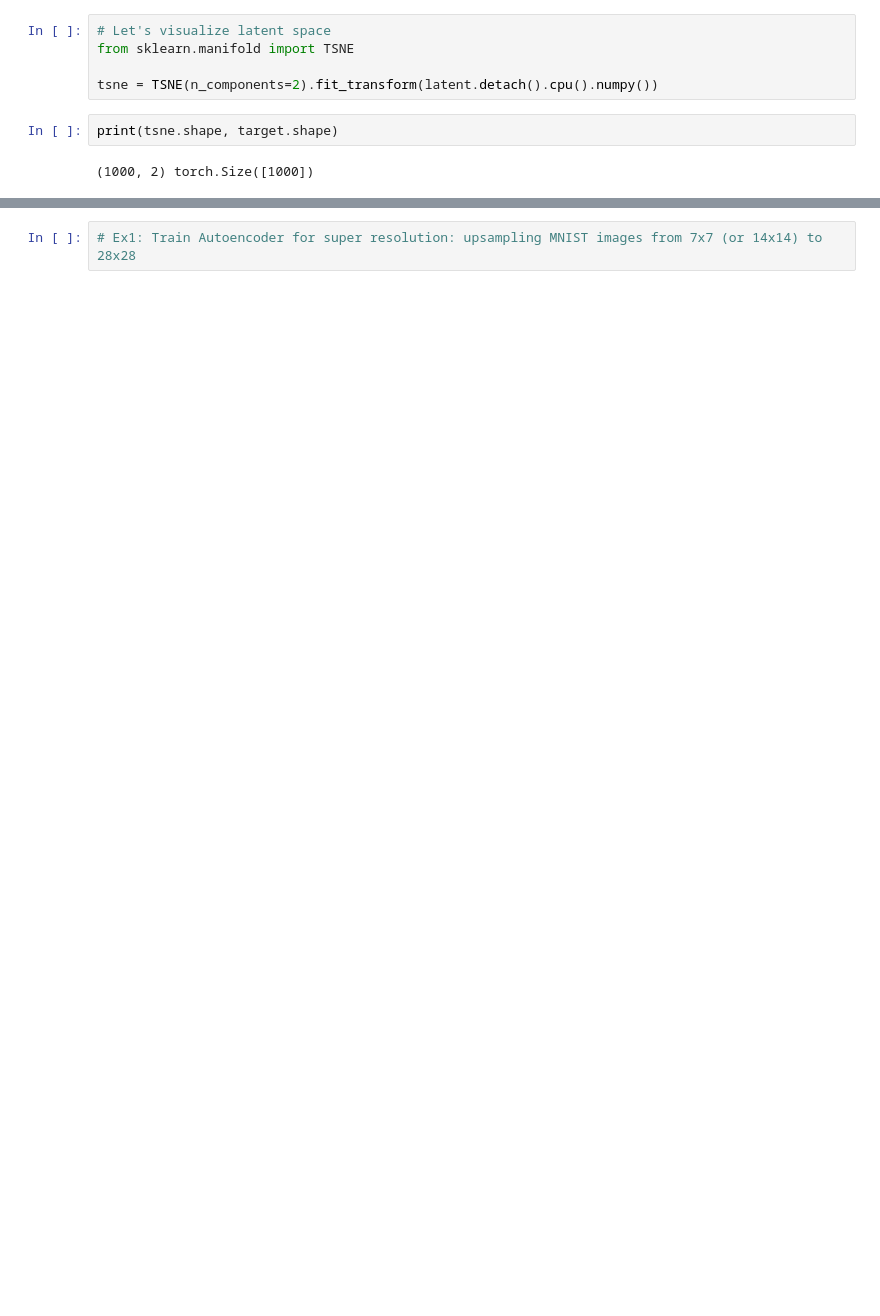
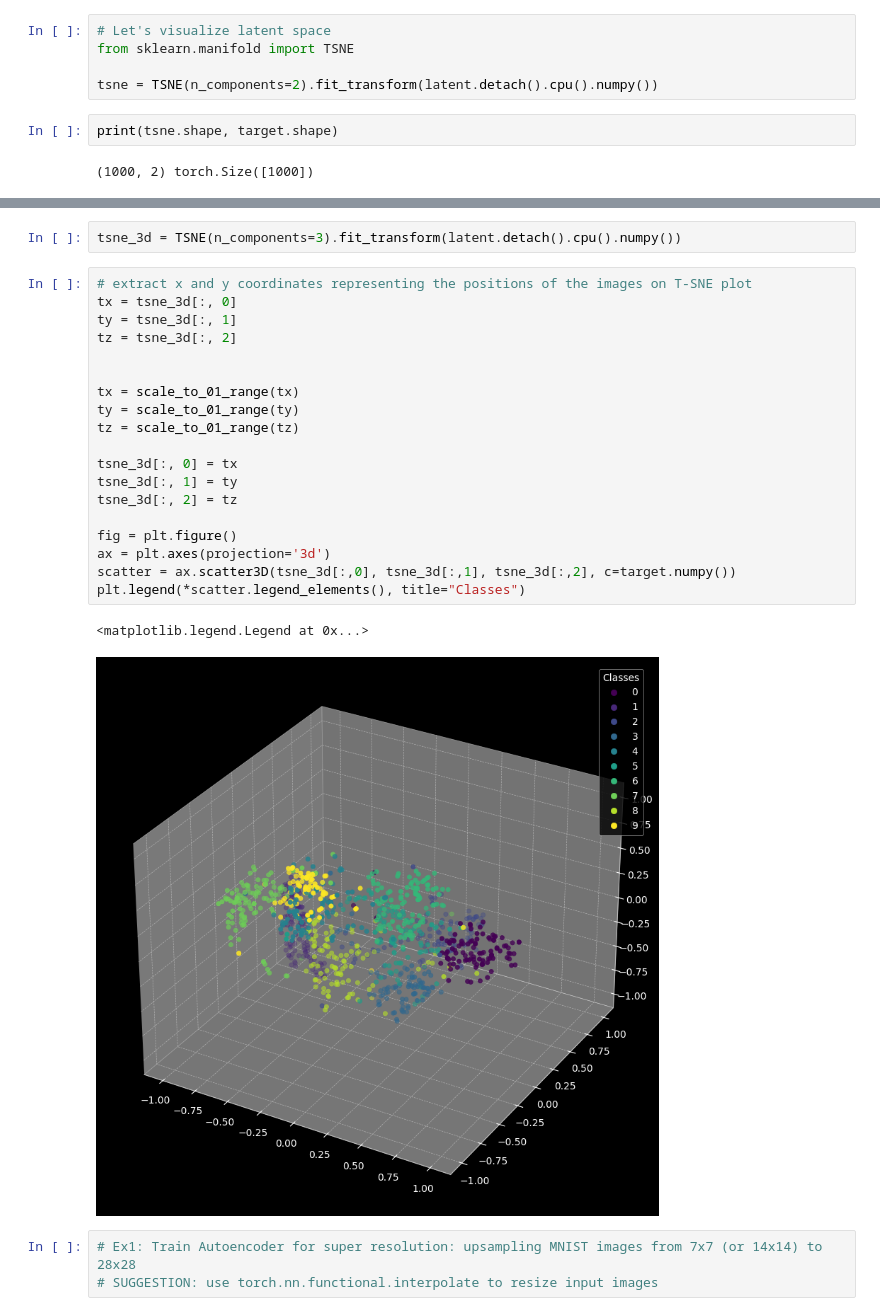
Before and after one commit to TFonta/DeepLearningAndGenerativeModelsCourse, a Jupyter notebook: ex13.ipynb, the cells around one changed output, grey strips where cells are left out. Drawn from its saved outputs; the diff is of its cells as text; blank space fills up the shorter version.

```diff
--- a/ex13.ipynb
+++ b/ex13.ipynb
@@ -247,2 +258,27 @@ plot_data_np(tsne, target.numpy(), legend = True)
-# %%
-# Ex1: Train Autoencoder for super resolution: upsampling MNIST images from 7x7 (or 14x14) to 28x28
+# %%
+tsne_3d = TSNE(n_components=3).fit_transform(latent.detach().cpu().numpy())
+# %%
+# extract x and y coordinates representing the positions of the images on T-SNE plot
+tx = tsne_3d[:, 0]
+ty = tsne_3d[:, 1]
+tz = tsne_3d[:, 2]
+
+
+tx = scale_to_01_range(tx)
+ty = scale_to_01_range(ty)
+tz = scale_to_01_range(tz)
+
+tsne_3d[:, 0] = tx
+tsne_3d[:, 1] = ty
+tsne_3d[:, 2] = tz
+
+fig = plt.figure()
+ax = plt.axes(projection='3d')
+scatter = ax.scatter3D(tsne_3d[:,0], tsne_3d[:,1], tsne_3d[:,2], c=target.numpy())
+plt.legend(*scatter.legend_elements(), title="Classes")
+# %% [output]
+<matplotlib.legend.Legend at 0x...>
+[figure, added]
+# %%
+# Ex1: Train Autoencoder for super resolution: upsampling MNIST images from 7x7 (or 14x14) to 28x28
+# SUGGESTION: use torch.nn.functional.interpolate to resize input images
```
Also changed, not shown: parts of 8 cells of this notebook.
